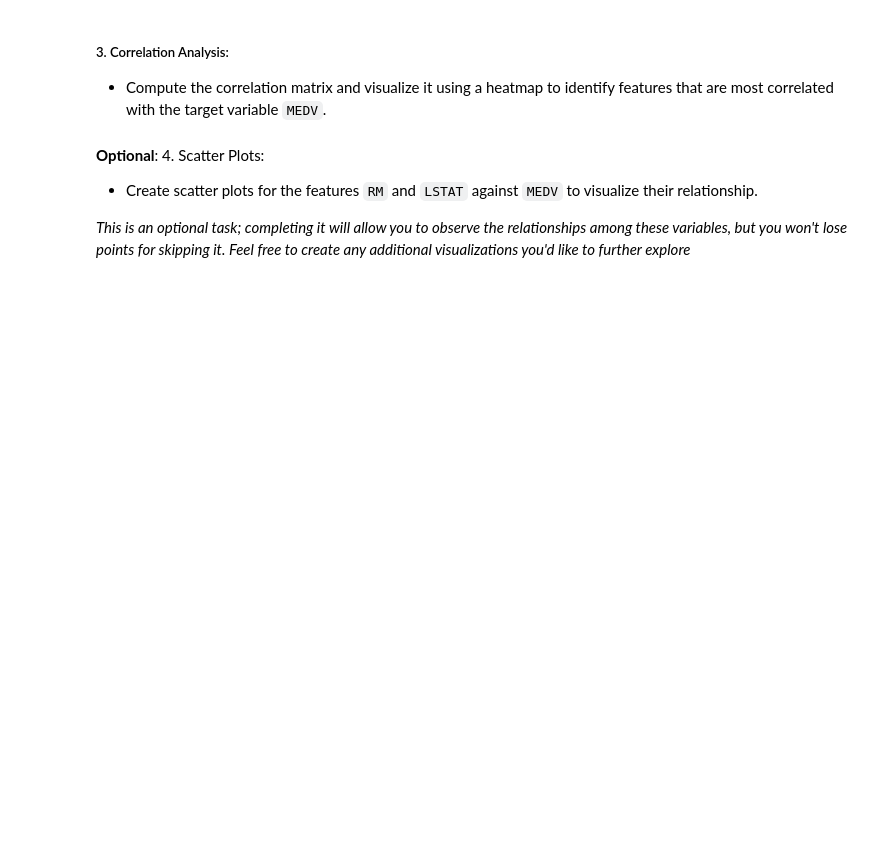
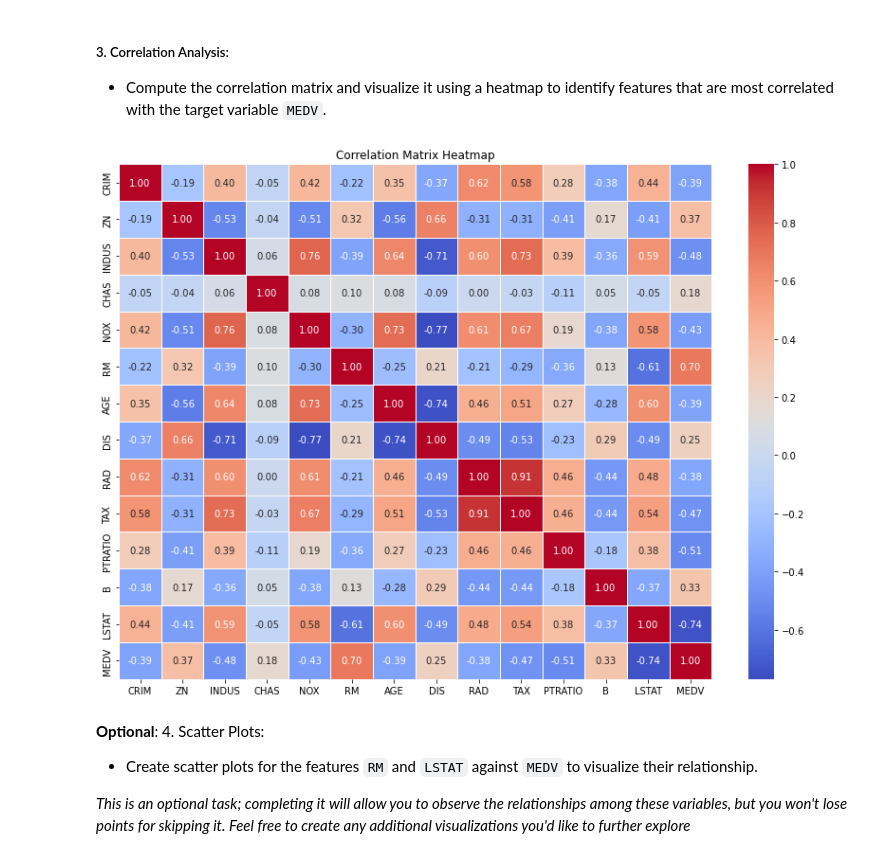
Before and after one commit to rian4693/ANA-540-Week-2, a Jupyter notebook: RianKurniawan_Week2_Assignment 2_ANA540.ipynb, the cells around one changed output. Cells and saved outputs as stored; diff of their text form; code cells hidden in the pictures; blank space fills up the shorter version.

```diff
--- a/RianKurniawan_Week2_Assignment 2_ANA540.ipynb
+++ b/RianKurniawan_Week2_Assignment 2_ANA540.ipynb
@@ -78,6 +188,17 @@ Generate descriptive statistics
 ##### 3. Correlation Analysis:
 
   - Compute the correlation matrix and visualize it using a heatmap to identify features that are most correlated with the target variable `MEDV`.
+# %%
+# Compute the correlation matrix
+corr_matrix = housing_data.corr()
+
+# Plot the heatmap
+plt.figure(figsize=(14, 10))
+sns.heatmap(corr_matrix, annot=True, cmap='coolwarm', fmt='.2f', linewidths=0.5)
+plt.title('Correlation Matrix Heatmap')
+plt.show()
+# %% [output]
+[figure, added]
 # %% [markdown]
 **Optional**: 4. Scatter Plots:
 
```
Also changed, not shown: parts of 24 cells of this notebook.
